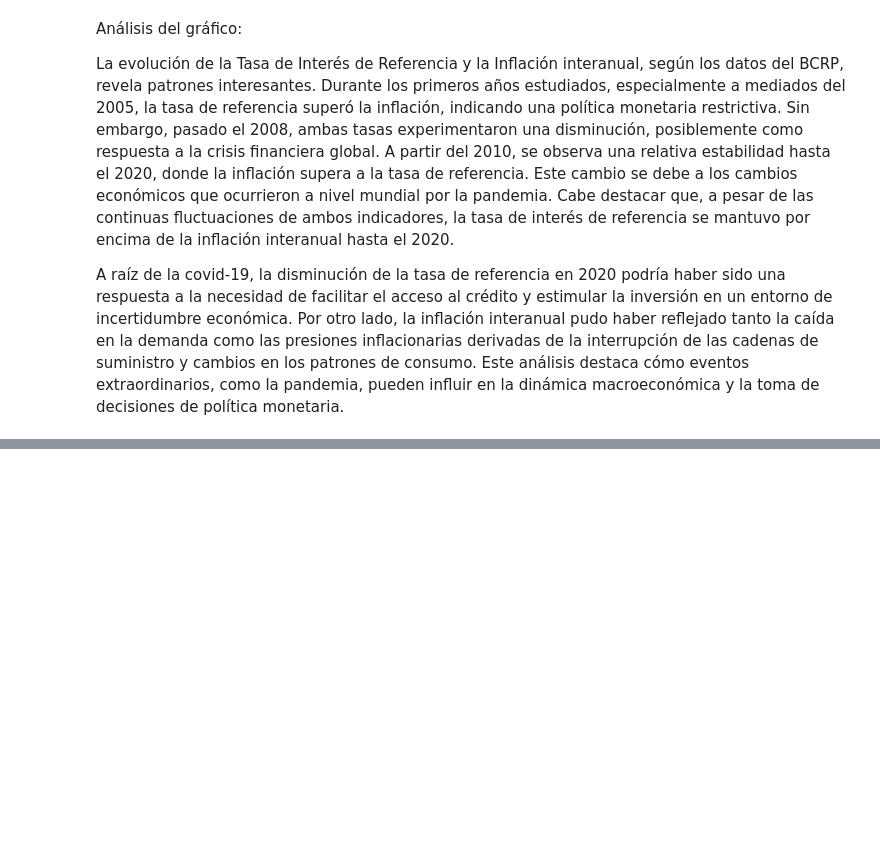
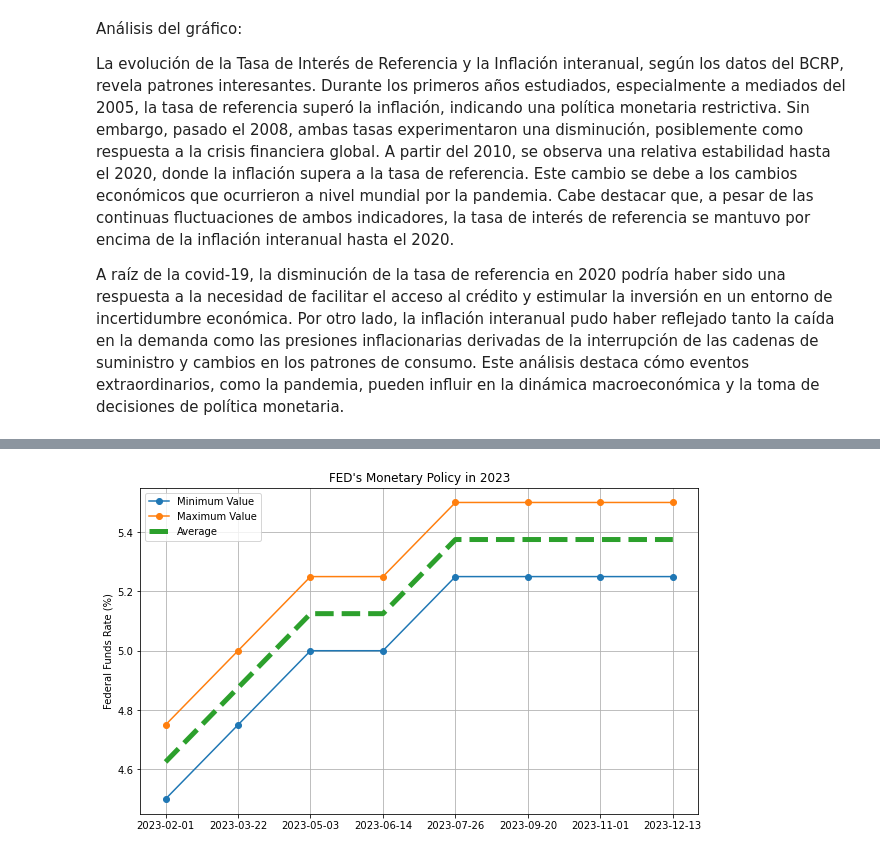
Before and after one commit to qlab-intro-python/proyecto-final-proyecto_final_canales_torres, a Jupyter notebook: proyecto_final_plantilla.ipynb, the cells around one changed output, grey strips where cells are left out. Saved outputs shown, nothing was run; the diff lists cells and outputs as text; code cells hidden in the pictures; blank space fills up the shorter version.

```diff
--- a/proyecto_final_plantilla.ipynb
+++ b/proyecto_final_plantilla.ipynb
@@ -147,0 +370,14 @@ A raíz de la covid-19, la disminución de la tasa de referencia en 2020 podría
+# %%
+import pandas as pd
+
+# Crear un DataFrame con los valores mínimos y máximos y las fechas
+data = {
+    "Fecha": ["2023-02-01", "2023-03-22", "2023-05-03", "2023-06-14", "2023-07-26", "2023-09-20", "2023-11-01", "2023-12-13"],
+    "Valor Mínimo": [4.5, 4.75, 5.0, 5.0, 5.25, 5.25, 5.25, 5.25],
+    "Valor Máximo": [4.75, 5.0, 5.25, 5.25, 5.5, 5.5, 5.5, 5.5]
+}
+
+df = pd.DataFrame(data)
+
+# Imprimir el DataFrame
+df
@@ -147,0 +394,3 @@ A raíz de la covid-19, la disminución de la tasa de referencia en 2020 podría
+# %%
+df["Promedio"] = (df["Valor Mínimo"] + df["Valor Máximo"]) / 2
+df
@@ -147,0 +407,15 @@ A raíz de la covid-19, la disminución de la tasa de referencia en 2020 podría
+# %%
+import matplotlib.pyplot as plt
+
+# Graficar el DataFrame
+plt.figure(figsize=(10, 6))
+plt.plot(df["Fecha"], df["Valor Mínimo"], marker='o', label="Minimum Value")
+plt.plot(df["Fecha"], df["Valor Máximo"], marker='o', label="Maximum Value")
+plt.plot(df["Fecha"], df["Promedio"], linestyle='--', label="Average", linewidth=5)
+plt.ylabel("Federal Funds Rate (%)")
+plt.title("FED's Monetary Policy in 2023")
+plt.legend()
+plt.grid(True)
+plt.show()
+# %% [output]
+[figure, added]
```
Also changed, not shown: parts of 18 cells of this notebook.
